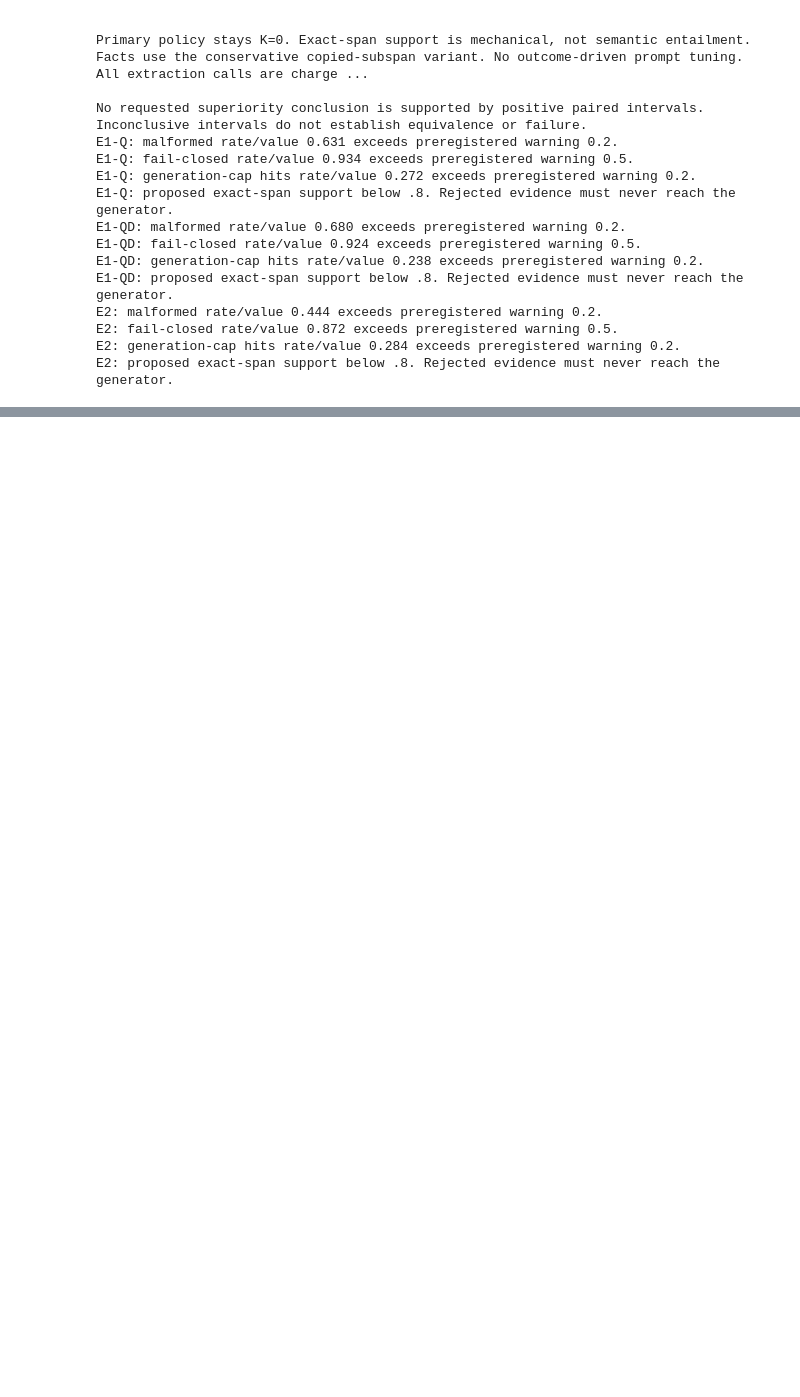
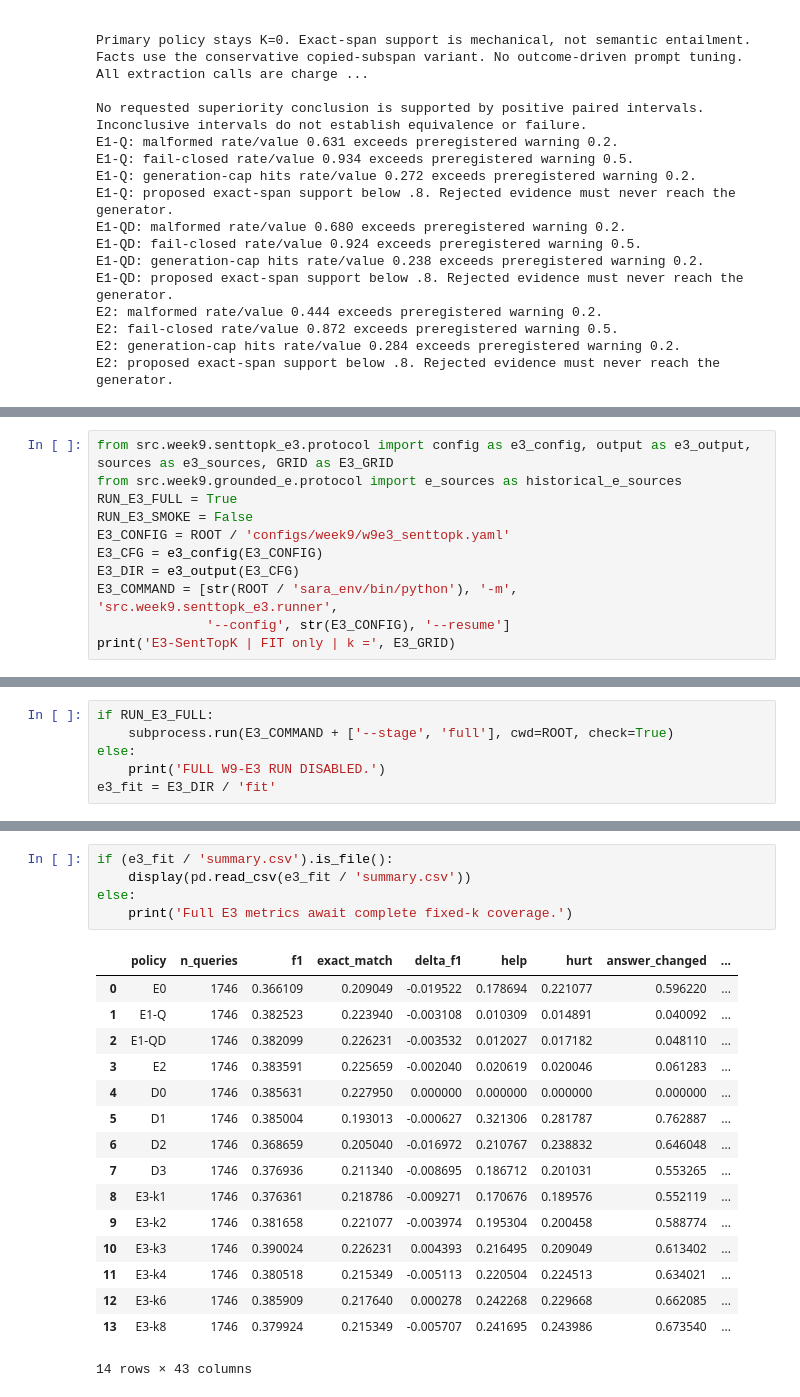
Before and after one commit to Guna-Venkat/CS787-QCCA-RAG, a Jupyter notebook: notebooks/week9/week9e_extraction_faithfulness.ipynb, the cells around one changed output, grey strips where cells are left out. Cells and saved outputs as stored; diff of their text form; blank space fills up the shorter version.

```diff
--- a/notebooks/week9/week9e_extraction_faithfulness.ipynb
+++ b/notebooks/week9/week9e_extraction_faithfulness.ipynb
@@ -474,0 +460,11 @@ E2: proposed exact-span support below .8. Rejected evidence must never reach the
+# %%
+from src.week9.senttopk_e3.protocol import config as e3_config, output as e3_output, sources as e3_sources, GRID as E3_GRID
+from src.week9.grounded_e.protocol import e_sources as historical_e_sources
+RUN_E3_FULL = True
+RUN_E3_SMOKE = False
+E3_CONFIG = ROOT / 'configs/week9/w9e3_senttopk.yaml'
+E3_CFG = e3_config(E3_CONFIG)
+E3_DIR = e3_output(E3_CFG)
+E3_COMMAND = [str(ROOT / 'sara_env/bin/python'), '-m', 'src.week9.senttopk_e3.runner',
+              '--config', str(E3_CONFIG), '--resume']
+print('E3-SentTopK | FIT only | k =', E3_GRID)
@@ -474,0 +571,6 @@ E2: proposed exact-span support below .8. Rejected evidence must never reach the
+# %%
+if RUN_E3_FULL:
+    subprocess.run(E3_COMMAND + ['--stage', 'full'], cwd=ROOT, check=True)
+else:
+    print('FULL W9-E3 RUN DISABLED.')
+e3_fit = E3_DIR / 'fit'
@@ -474,0 +604,22 @@ E2: proposed exact-span support below .8. Rejected evidence must never reach the
+# %%
+if (e3_fit / 'summary.csv').is_file():
+    display(pd.read_csv(e3_fit / 'summary.csv'))
+else:
+    print('Full E3 metrics await complete fixed-k coverage.')
+# %% [output]
+|  | policy | n_queries | f1 | exact_match | delta_f1 | help | hurt | answer_changed | ... |
+| 0 | E0 | 1746 | 0.366109 | 0.209049 | -0.019522 | 0.178694 | 0.221077 | 0.596220 | ... |
+| 1 | E1-Q | 1746 | 0.382523 | 0.223940 | -0.003108 | 0.010309 | 0.014891 | 0.040092 | ... |
+| 2 | E1-QD | 1746 | 0.382099 | 0.226231 | -0.003532 | 0.012027 | 0.017182 | 0.048110 | ... |
+| 3 | E2 | 1746 | 0.383591 | 0.225659 | -0.002040 | 0.020619 | 0.020046 | 0.061283 | ... |
+| 4 | D0 | 1746 | 0.385631 | 0.227950 | 0.000000 | 0.000000 | 0.000000 | 0.000000 | ... |
+| 5 | D1 | 1746 | 0.385004 | 0.193013 | -0.000627 | 0.321306 | 0.281787 | 0.762887 | ... |
+| 6 | D2 | 1746 | 0.368659 | 0.205040 | -0.016972 | 0.210767 | 0.238832 | 0.646048 | ... |
+| 7 | D3 | 1746 | 0.376936 | 0.211340 | -0.008695 | 0.186712 | 0.201031 | 0.553265 | ... |
+| 8 | E3-k1 | 1746 | 0.376361 | 0.218786 | -0.009271 | 0.170676 | 0.189576 | 0.552119 | ... |
+| 9 | E3-k2 | 1746 | 0.381658 | 0.221077 | -0.003974 | 0.195304 | 0.200458 | 0.588774 | ... |
+| 10 | E3-k3 | 1746 | 0.390024 | 0.226231 | 0.004393 | 0.216495 | 0.209049 | 0.613402 | ... |
+| 11 | E3-k4 | 1746 | 0.380518 | 0.215349 | -0.005113 | 0.220504 | 0.224513 | 0.634021 | ... |
+| 12 | E3-k6 | 1746 | 0.385909 | 0.217640 | 0.000278 | 0.242268 | 0.229668 | 0.662085 | ... |
+| 13 | E3-k8 | 1746 | 0.379924 | 0.215349 | -0.005707 | 0.241695 | 0.243986 | 0.673540 | ... |
+14 rows × 43 columns
```
Also changed, not shown: parts of 25 cells of this notebook, 48 other files.
